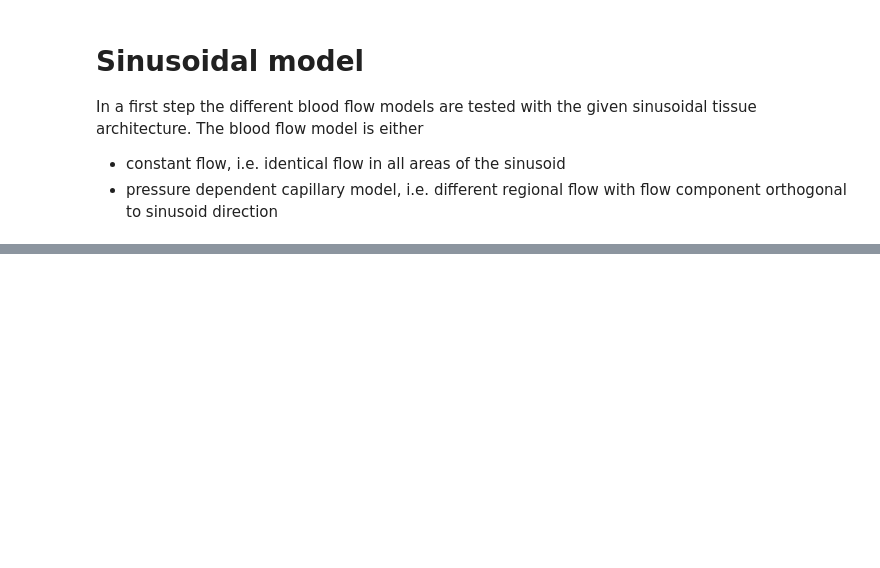
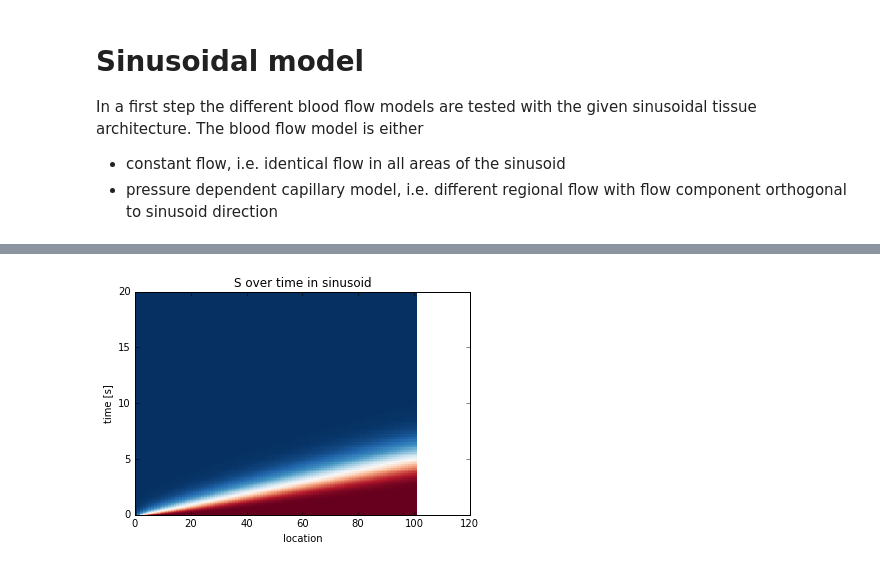
Before and after one commit to jingyayeah/multiscale-galactose, a Jupyter notebook: python/multiscalepy/multiscale/examples/models/clearance/clearance_sinusoid.ipynb, the cells around one changed output, grey strips where cells are left out. Drawn from its saved outputs; the diff is of its cells as text; code cells hidden in the pictures; blank space fills up the shorter version.

```diff
--- a/python/multiscalepy/multiscale/examples/models/clearance/clearance_sinusoid.ipynb
+++ b/python/multiscalepy/multiscale/examples/models/clearance/clearance_sinusoid.ipynb
@@ -57,6 +69,7 @@ plt.ylim([0,5])
 # %%
+# perform periportal change
 r.resetToOrigin()
-r['[PP__S]'] = 2
+r['[PP__S]'] = 5
 
 s = r.simulate(0,20)
 r.plot(s);
@@ -111,0 +79,15 @@ s[:, [1,2]]
+# %%
+import numpy as np
+from multiscale.analysis import id_tools
+reload(id_tools)
+resolver = id_tools.IdResolver(selections=r.timeCourseSelections, Nc=r['Nc'])
+
+sin_ids = resolver.sinusoidal_ids('S')
+disse_ids = resolver.disse_ids('S')
+pp_id = resolver.pp_id('S')
+pv_id = resolver.pv_id('S')
+
+print(resolver.find_indices(sin_ids))
+print(resolver.find_indices(disse_ids))
+print(resolver.find_indices([pp_id] + sin_ids + [pv_id]))
+print(r.timeCourseSelections)
@@ -111,0 +99,11 @@ s[:, [1,2]]
+# %%
+ids = [pp_id] + sin_ids + [pv_id]
+indices = resolver.find_indices(ids)
+s[:, indices]
+
+plt.pcolor(range(0, int(r['Nc']+2)),s['time'], s[:, indices], cmap='RdBu')
+plt.xlabel('location')
+plt.ylabel('time [s]')
+plt.title('S over time in sinusoid');
+# %% [output]
+[figure, added]
```
Also changed, not shown: parts of 15 cells of this notebook, 12 other files.
